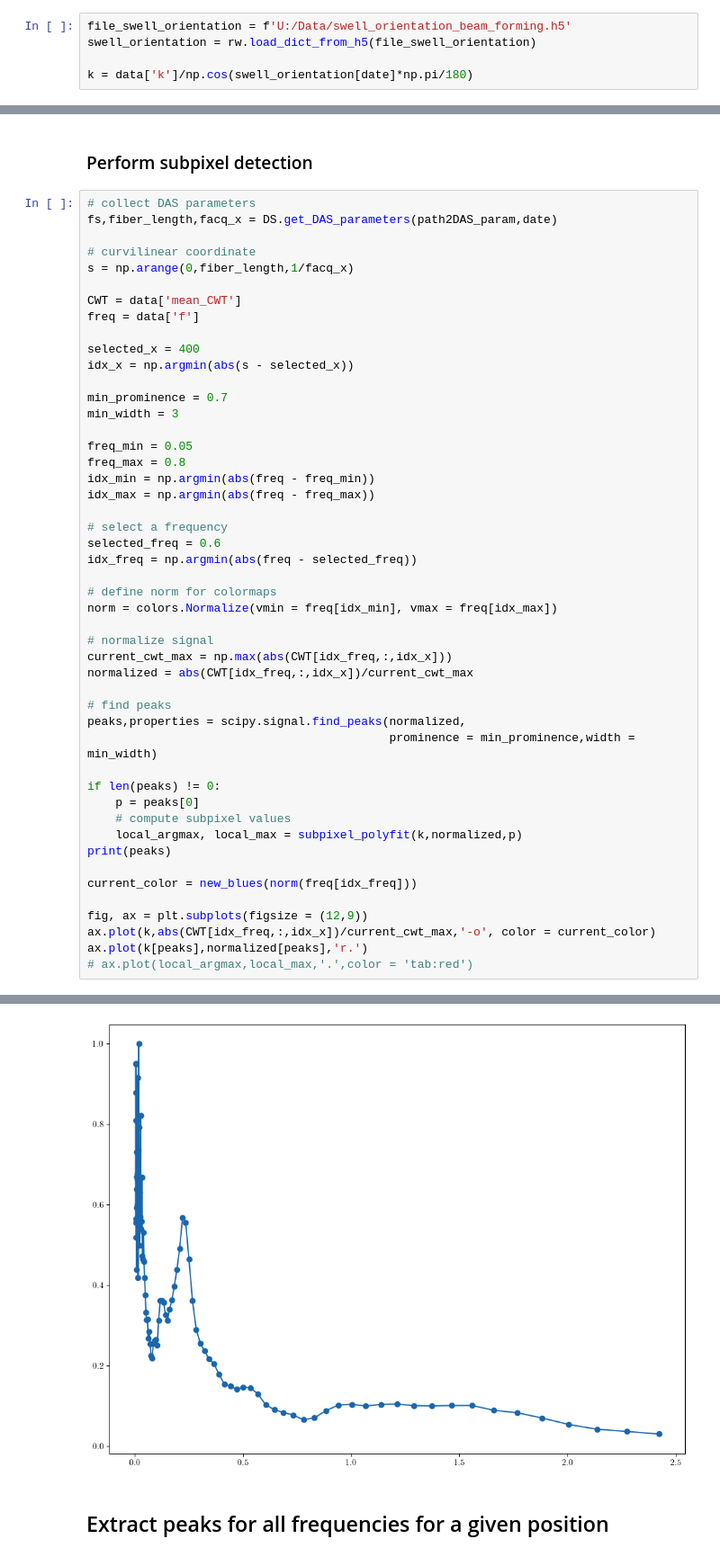
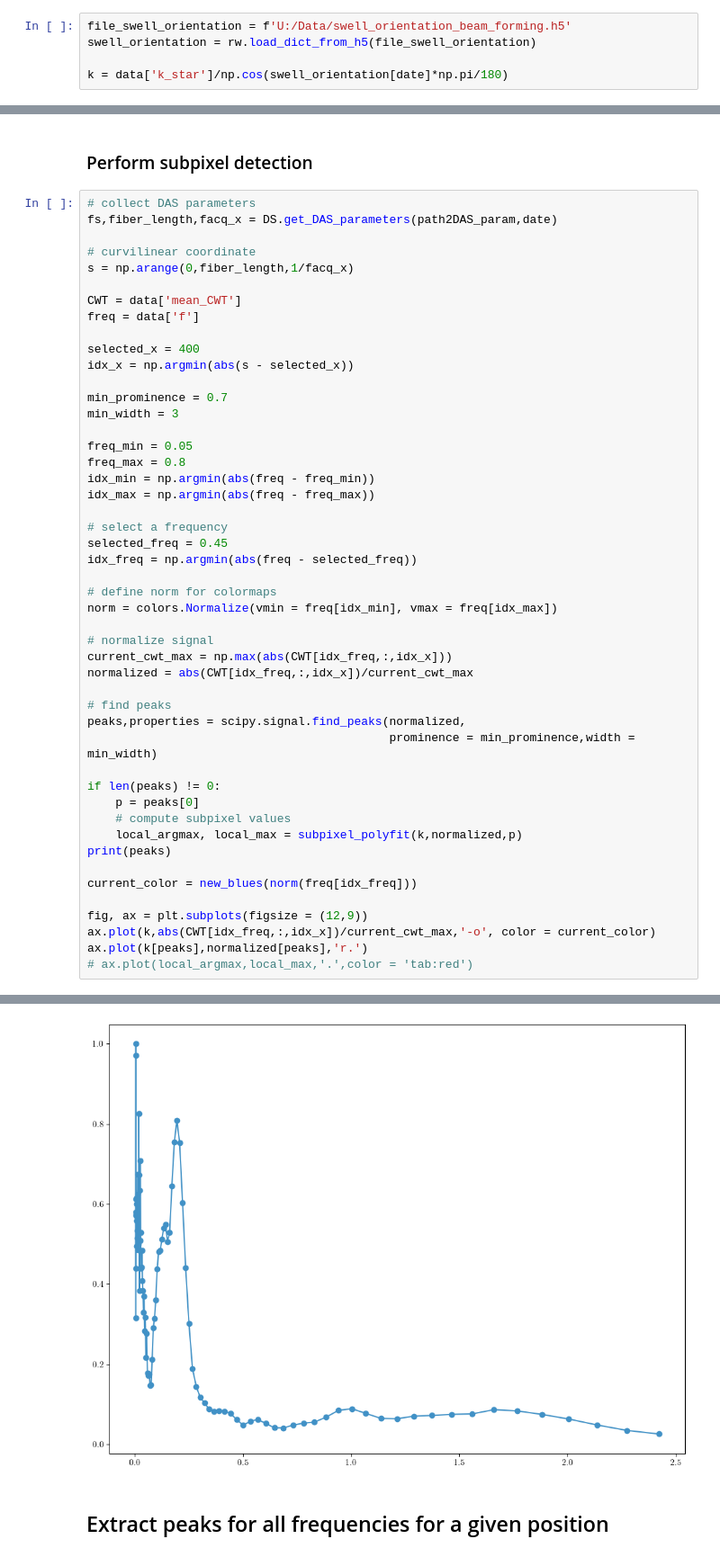
Before and after one commit to Turbotice/icewave, a Jupyter notebook: icewave/das/Notebook_DAS_subpixel_detection.ipynb, the cells around one changed output, grey strips where cells are left out. Shown at 90% size. Drawn from its saved outputs; the diff is of its cells as text.

```diff
--- a/icewave/das/Notebook_DAS_subpixel_detection.ipynb
+++ b/icewave/das/Notebook_DAS_subpixel_detection.ipynb
@@ -194,5 +194,5 @@ data = rw.load_dict_from_h5(file2load)
 file_swell_orientation = f'U:/Data/swell_orientation_beam_forming.h5'
 swell_orientation = rw.load_dict_from_h5(file_swell_orientation)
 
-k = data['k']/np.cos(swell_orientation[date]*np.pi/180)
+k = data['k_star']/np.cos(swell_orientation[date]*np.pi/180)
 # %%
@@ -223,37 +223,37 @@ idx_min = np.argmin(abs(freq - freq_min))
 idx_max = np.argmin(abs(freq - freq_max))
 
 # select a frequency
-selected_freq = 0.6
+selected_freq = 0.45
 idx_freq = np.argmin(abs(freq - selected_freq))
 
 # define norm for colormaps
 norm = colors.Normalize(vmin = freq[idx_min], vmax = freq[idx_max])
 
 # normalize signal
 current_cwt_max = np.max(abs(CWT[idx_freq,:,idx_x]))
 normalized = abs(CWT[idx_freq,:,idx_x])/current_cwt_max
 
 # find peaks
 peaks,properties = scipy.signal.find_peaks(normalized,
                                            prominence = min_prominence,width = min_width)
 
 if len(peaks) != 0:
     p = peaks[0]
     # compute subpixel values
     local_argmax, local_max = subpixel_polyfit(k,normalized,p)
 print(peaks)
 
 current_color = new_blues(norm(freq[idx_freq]))
 
 fig, ax = plt.subplots(figsize = (12,9))
 ax.plot(k,abs(CWT[idx_freq,:,idx_x])/current_cwt_max,'-o', color = current_color)
 ax.plot(k[peaks],normalized[peaks],'r.')
 # ax.plot(local_argmax,local_max,'.',color = 'tab:red')
 # %% [output]
 Parameters file loaded
 []
 [<matplotlib.lines.Line2D at 0x...>]
-[figure, old version]
+[figure, new version]
 # %% [markdown]
 ## Extract peaks for all frequencies for a given position
 # %% [markdown]
```
Also changed, not shown: parts of 3 cells of this notebook, 7 other files.
